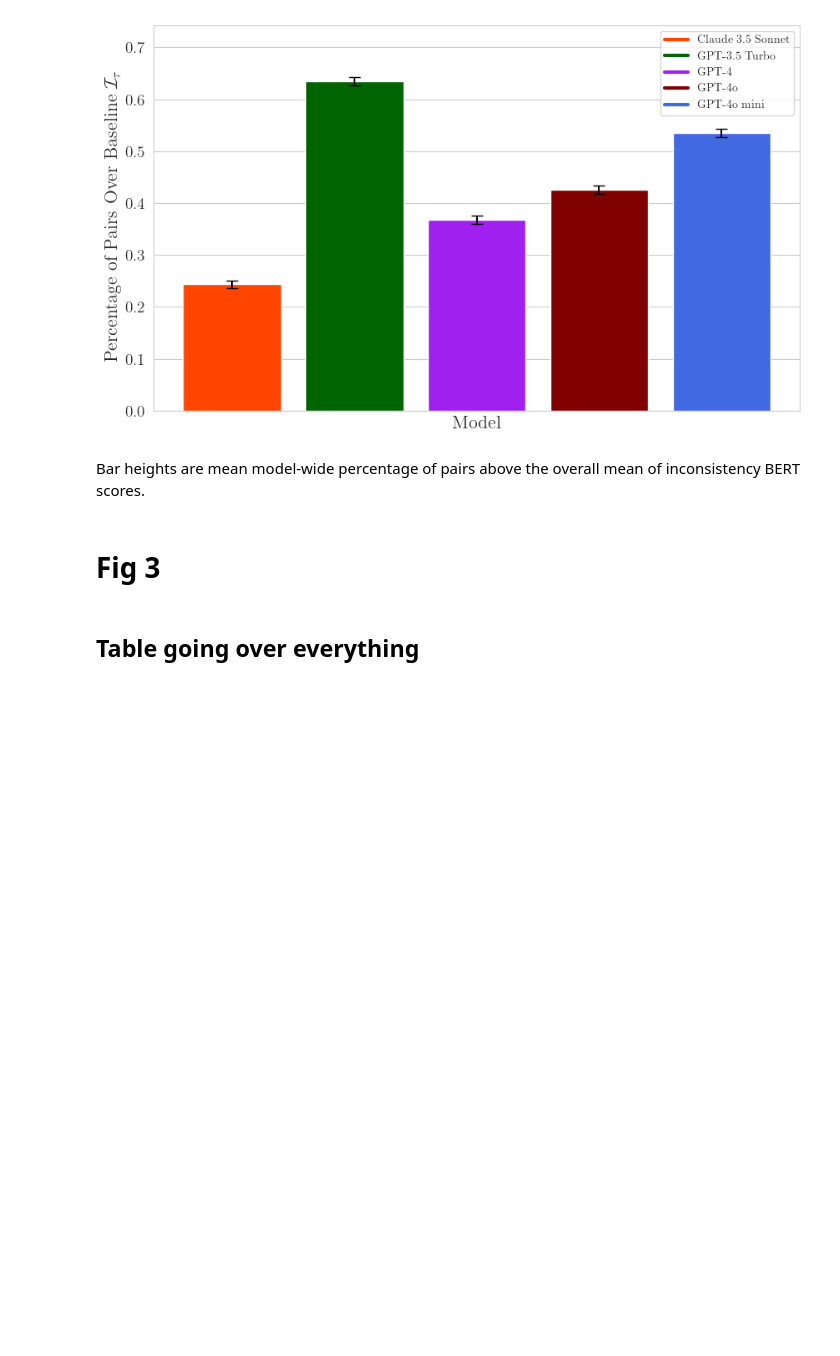
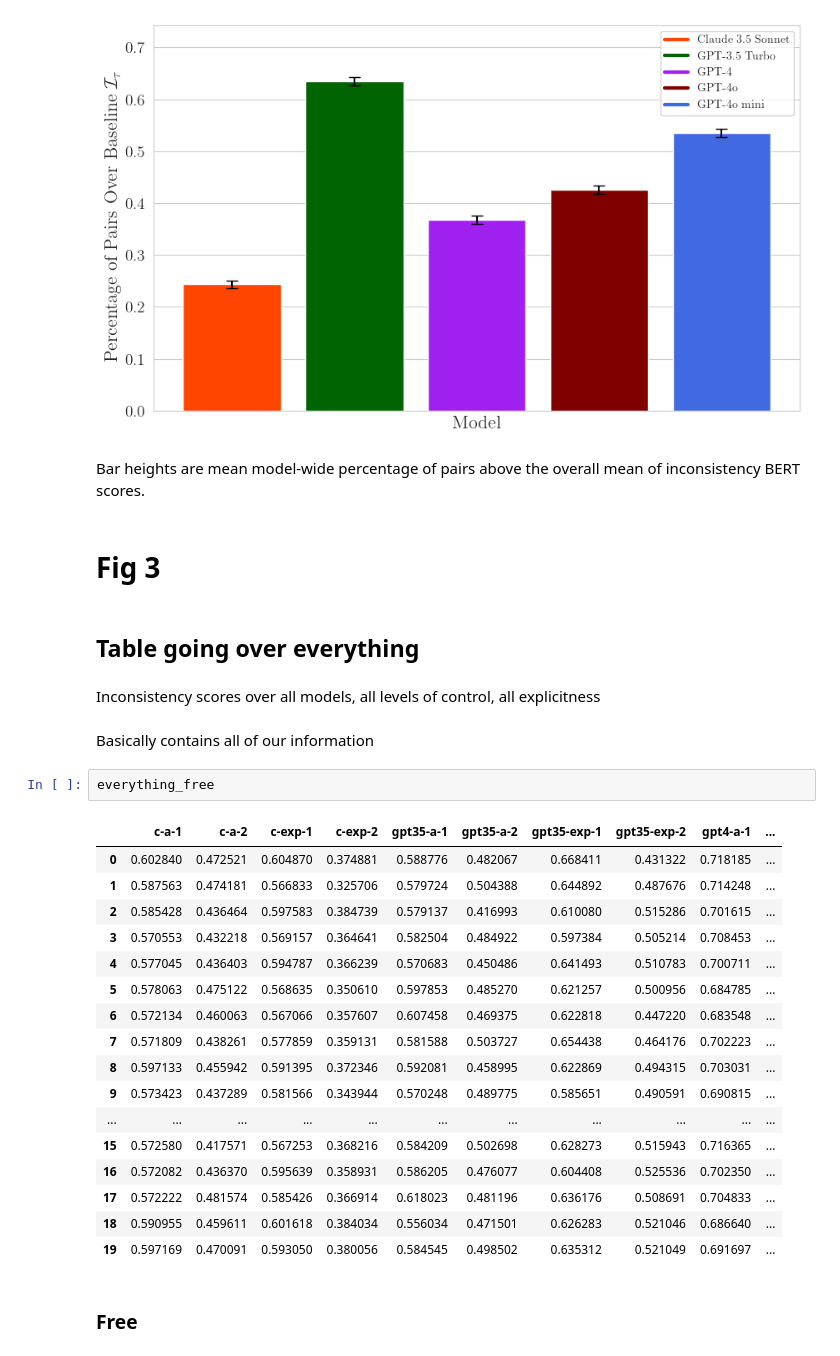
Before and after one commit to aashrivastava/LLMWargamingInconsistency, a Jupyter notebook: notebooks/MainPlotting.ipynb, the cells around one changed output. Saved outputs shown, nothing was run; the diff lists cells and outputs as text; blank space fills up the shorter version.

```diff
--- a/notebooks/MainPlotting.ipynb
+++ b/notebooks/MainPlotting.ipynb
@@ -474,3 +474,29 @@ Bar heights are mean model-wide percentage of pairs above the overall mean of in
 # Fig 3
 # %% [markdown]
 ## Table going over everything
+# %% [markdown]
+Inconsistency scores over all models, all levels of control, all explicitness
+# %% [markdown]
+Basically contains all of our information
+# %%
+everything_free
+# %% [output]
+|  | c-a-1 | c-a-2 | c-exp-1 | c-exp-2 | gpt35-a-1 | gpt35-a-2 | gpt35-exp-1 | gpt35-exp-2 | gpt4-a-1 | ... |
+| 0 | 0.602840 | 0.472521 | 0.604870 | 0.374881 | 0.588776 | 0.482067 | 0.668411 | 0.431322 | 0.718185 | ... |
+| 1 | 0.587563 | 0.474181 | 0.566833 | 0.325706 | 0.579724 | 0.504388 | 0.644892 | 0.487676 | 0.714248 | ... |
+| 2 | 0.585428 | 0.436464 | 0.597583 | 0.384739 | 0.579137 | 0.416993 | 0.610080 | 0.515286 | 0.701615 | ... |
+| 3 | 0.570553 | 0.432218 | 0.569157 | 0.364641 | 0.582504 | 0.484922 | 0.597384 | 0.505214 | 0.708453 | ... |
+| 4 | 0.577045 | 0.436403 | 0.594787 | 0.366239 | 0.570683 | 0.450486 | 0.641493 | 0.510783 | 0.700711 | ... |
+| 5 | 0.578063 | 0.475122 | 0.568635 | 0.350610 | 0.597853 | 0.485270 | 0.621257 | 0.500956 | 0.684785 | ... |
+| 6 | 0.572134 | 0.460063 | 0.567066 | 0.357607 | 0.607458 | 0.469375 | 0.622818 | 0.447220 | 0.683548 | ... |
+| 7 | 0.571809 | 0.438261 | 0.577859 | 0.359131 | 0.581588 | 0.503727 | 0.654438 | 0.464176 | 0.702223 | ... |
+| 8 | 0.597133 | 0.455942 | 0.591395 | 0.372346 | 0.592081 | 0.458995 | 0.622869 | 0.494315 | 0.703031 | ... |
+| 9 | 0.573423 | 0.437289 | 0.581566 | 0.343944 | 0.570248 | 0.489775 | 0.585651 | 0.490591 | 0.690815 | ... |
+| ... | ... | ... | ... | ... | ... | ... | ... | ... | ... | ... |
+| 15 | 0.572580 | 0.417571 | 0.567253 | 0.368216 | 0.584209 | 0.502698 | 0.628273 | 0.515943 | 0.716365 | ... |
+| 16 | 0.572082 | 0.436370 | 0.595639 | 0.358931 | 0.586205 | 0.476077 | 0.604408 | 0.525536 | 0.702350 | ... |
+| 17 | 0.572222 | 0.481574 | 0.585426 | 0.366914 | 0.618023 | 0.481196 | 0.636176 | 0.508691 | 0.704833 | ... |
+| 18 | 0.590955 | 0.459611 | 0.601618 | 0.384034 | 0.556034 | 0.471501 | 0.626283 | 0.521046 | 0.686640 | ... |
+| 19 | 0.597169 | 0.470091 | 0.593050 | 0.380056 | 0.584545 | 0.498502 | 0.635312 | 0.521049 | 0.691697 | ... |
+# %% [markdown]
+### Free
```
Also changed, not shown: parts of 20 cells of this notebook.
